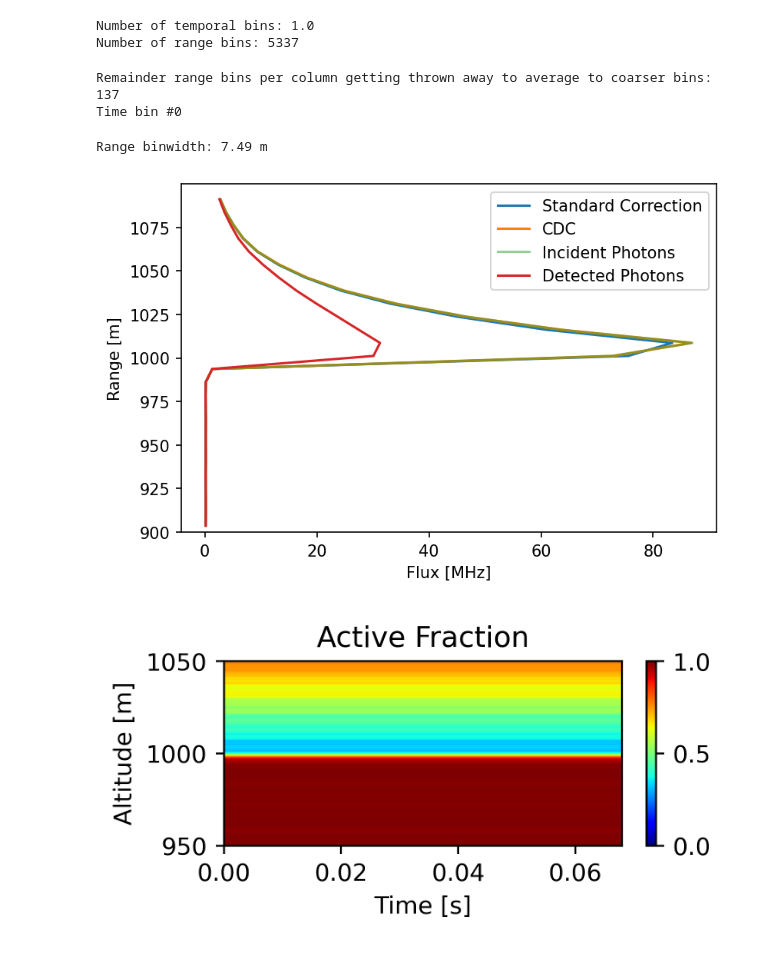
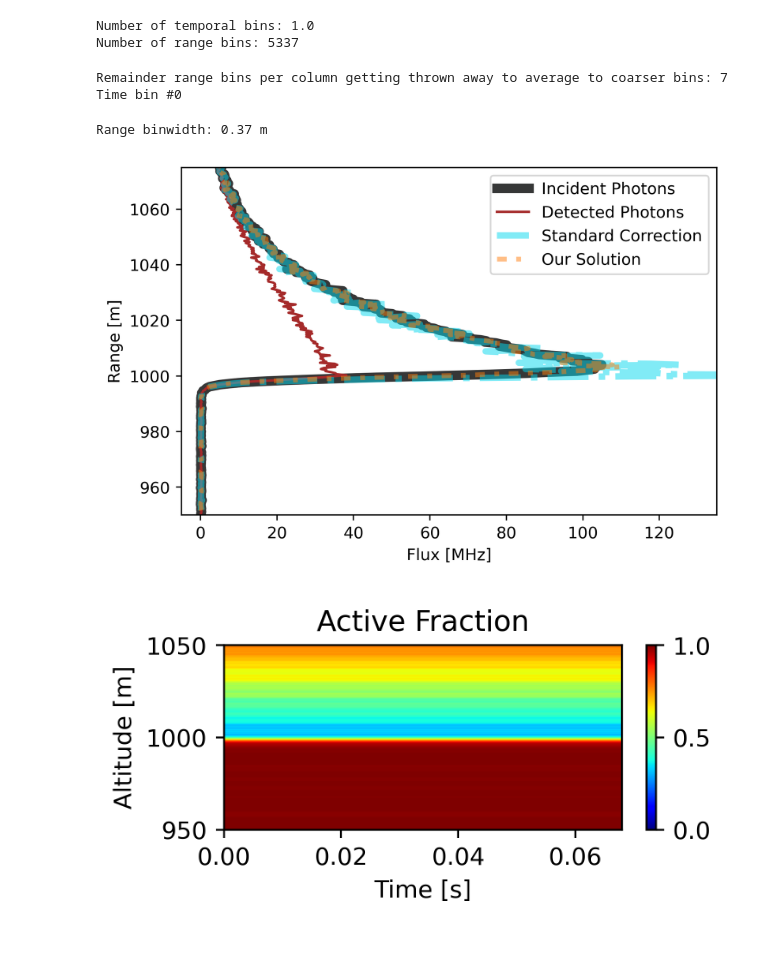
Before and after one commit to gkirchhoff32/Cloud-Measurements, a Jupyter notebook: direct_correct_clouds.ipynb, the cells around one changed output. Saved outputs shown, nothing was run; the diff lists cells and outputs as text; code cells hidden in the pictures.

Commit message:
revised plots

```diff
--- a/direct_correct_clouds.ipynb
+++ b/direct_correct_clouds.ipynb
@@ -192,7 +192,7 @@ print('Number of range bins: {}'.format(intgrl_N))
 Number of temporal bins: 1.0
 Number of range bins: 5337
 # %%
-avg_bins = 200
+avg_bins = 10
 max_idx = (intgrl_N//avg_bins) * avg_bins
 rmndr = intgrl_N - max_idx
 print('Remainder range bins per column getting thrown away to average to coarser bins: {}'.format(rmndr))
@@ -234,7 +234,7 @@ cnts_curtain = cnts_curtain.T[::-1]
 muller_curtain = muller_curtain.T[::-1]
 cdc_curtain = cdc_curtain.T[::-1]
 # %% [output]
-Remainder range bins per column getting thrown away to average to coarser bins: 137
+Remainder range bins per column getting thrown away to average to coarser bins: 7
 Time bin #0
 # %%
 # set up the truth curtain
@@ -251,25 +251,25 @@ curtain_truth_flux = curtain_truth / n_shots / binwidth_smooth
 # %%
 t_plot = np.arange(window_bnd[0]+binwidth_smooth/2, window_bnd[1]-binwidth_smooth/2, binwidth_smooth)
 range_plot = t_plot * c / 2  # [m]
 print('Range binwidth: {:.2f} m'.format(binwidth_smooth*c/2))
 
-fig = plt.figure(dpi=150)
+fig = plt.figure(dpi=400)
 ax = fig.add_subplot(111)
-ax.plot(muller_curtain[:, 0][::-1]/1e6, range_plot, label='Standard Correction', alpha=1)
-ax.plot(cdc_curtain[:, 0][::-1]/1e6, range_plot, label='CDC', alpha=1)
-ax.plot(curtain_truth_flux[:, 0][::-1]/1e6, range_plot, label='Incident Photons', alpha=0.5)
-ax.plot(cnts_curtain[:, 0][::-1]/1e6, range_plot, label='Detected Photons')
+ax.plot(curtain_truth_flux[:, 0][::-1]/1e6, range_plot, label='Incident Photons', alpha=1, color='#363737', linewidth=6)
+ax.plot(cnts_curtain[:, 0][::-1]/1e6, range_plot, label='Detected Photons', color='brown')
+ax.plot(muller_curtain[:, 0][::-1]/1e6, range_plot, label='Standard Correction', alpha=0.5, linestyle='-.', color='#04d9ef', linewidth=4)
+ax.plot(cdc_curtain[:, 0][::-1]/1e6, range_plot, label='Our Solution', alpha=0.5, linestyle=(0, (2, 2, 1, 2)), linewidth=3, color='C1')
 ax.set_ylabel('Range [m]')
 ax.set_xlabel('Flux [MHz]')
-ax.set_ylim([window_bnd[0]*c/2, window_bnd[1]*c/2])
+ax.set_ylim([950, 1075])
 # ax.set_title('First Shot')
 # ax.set_xscale('log')
-# ax.set_xlim([5, 200])
+ax.set_xlim([-5, 135])
 plt.legend()
 plt.show()
 # %% [output]
-Range binwidth: 7.49 m
+Range binwidth: 0.37 m
-[figure, old version]
+[figure, new version]
 # %%
 fig = plt.figure(figsize=(10,2), dpi=400)
 
```
